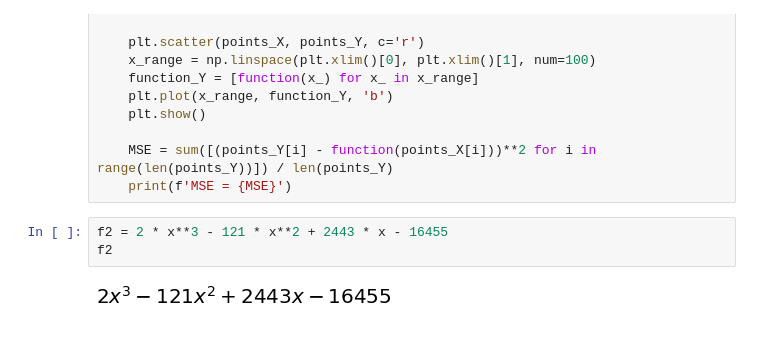
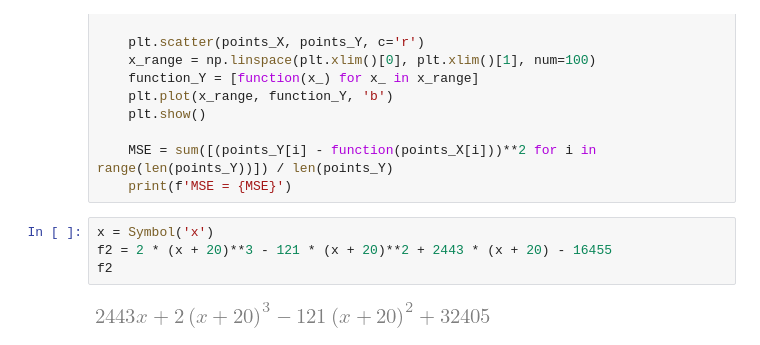
Before and after one commit to m1raynee/inftech, a Jupyter notebook: 3/3.2.ipynb, the cells around one changed output. Saved outputs shown, nothing was run; the diff lists cells and outputs as text.

```diff
--- a/3/3.2.ipynb
+++ b/3/3.2.ipynb
@@ -62,10 +62,11 @@ def print_points_ands_function2(sympy_function):
     MSE = sum([(points_Y[i] - function(points_X[i]))**2 for i in range(len(points_Y))]) / len(points_Y)
     print(f'MSE = {MSE}')
 # %%
-f2 = 2 * x**3 - 121 * x**2 + 2443 * x - 16455
+x = Symbol('x')
+f2 = 2 * (x + 20)**3 - 121 * (x + 20)**2 + 2443 * (x + 20) - 16455
 f2
 # %% [output]
-[figure, old version]
+[figure, new version]
 # %%
 print_points_ands_function2(f2)
 # %% [output]
```
Also changed, not shown: parts of 3 cells of this notebook, 19 other files.
